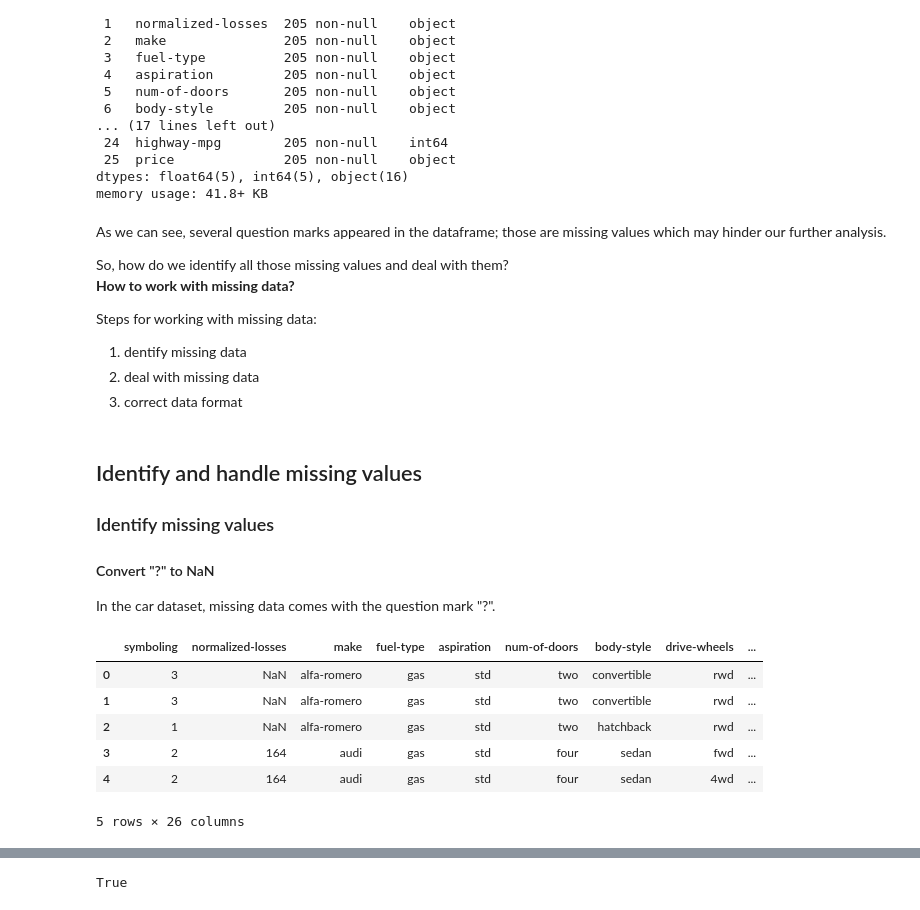
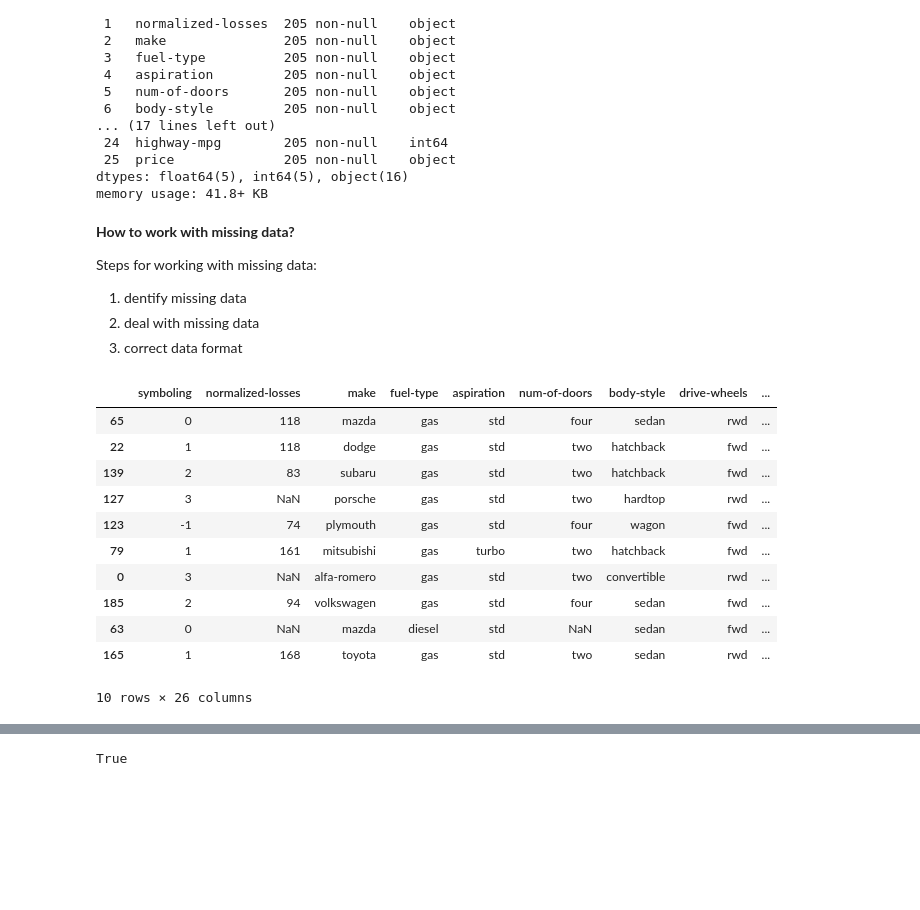
Before and after one commit to Khaled-Abdelhamid/Almadrasa-course-codes, a Jupyter notebook: introduction to Data analytics/Module 2 - Exploratory data analysis and data wrangling/data_wrangling_car_dataset.ipynb, the cells around one changed output, grey strips where cells are left out. Cells and saved outputs as stored; diff of their text form; code cells hidden in the pictures; blank space fills up the shorter version.

```diff
--- a/introduction to Data analytics/Module 2 - Exploratory data analysis and data wrangling/data_wrangling_car_dataset.ipynb
+++ b/introduction to Data analytics/Module 2 - Exploratory data analysis and data wrangling/data_wrangling_car_dataset.ipynb
@@ -68,10 +98,6 @@ Data columns (total 26 columns):
 dtypes: float64(5), int64(5), object(16)
 memory usage: 41.8+ KB
 # %% [markdown]
-As we can see, several question marks appeared in the dataframe; those are missing values which may hinder our further analysis.
-<div>So, how do we identify all those missing values and deal with them?</div>
-
-
 <b>How to work with missing data?</b>
 
 Steps for working with missing data:
@@ -80,21 +106,19 @@ Steps for working with missing data:
     <li>deal with missing data</li>
     <li>correct data format</li>
 </ol>
-# %% [markdown]
-<h2 id="identify_handle_missing_values">Identify and handle missing values</h2>
-
-
-<h3 id="identify_missing_values">Identify missing values</h3>
-<h4>Convert "?" to NaN</h4>
-In the car dataset, missing data comes with the question mark "?".
 # %%
 df = df.replace("?", np.NaN)
-df.head()
+df.sample(10)
 # %% [output]
 |  | symboling | normalized-losses | make | fuel-type | aspiration | num-of-doors | body-style | drive-wheels | ... |
+| 65 | 0 | 118 | mazda | gas | std | four | sedan | rwd | ... |
+| 22 | 1 | 118 | dodge | gas | std | two | hatchback | fwd | ... |
+| 139 | 2 | 83 | subaru | gas | std | two | hatchback | fwd | ... |
+| 127 | 3 | NaN | porsche | gas | std | two | hardtop | rwd | ... |
+| 123 | -1 | 74 | plymouth | gas | std | four | wagon | fwd | ... |
+| 79 | 1 | 161 | mitsubishi | gas | turbo | two | hatchback | fwd | ... |
 | 0 | 3 | NaN | alfa-romero | gas | std | two | convertible | rwd | ... |
-| 1 | 3 | NaN | alfa-romero | gas | std | two | convertible | rwd | ... |
-| 2 | 1 | NaN | alfa-romero | gas | std | two | hatchback | rwd | ... |
-| 3 | 2 | 164 | audi | gas | std | four | sedan | fwd | ... |
-| 4 | 2 | 164 | audi | gas | std | four | sedan | 4wd | ... |
+| 185 | 2 | 94 | volkswagen | gas | std | four | sedan | fwd | ... |
+| 63 | 0 | NaN | mazda | diesel | std | NaN | sedan | fwd | ... |
+| 165 | 1 | 168 | toyota | gas | std | two | sedan | rwd | ... |
-5 rows × 26 columns
+10 rows × 26 columns
```
Also changed, not shown: parts of 27 cells of this notebook, 22 other files.
